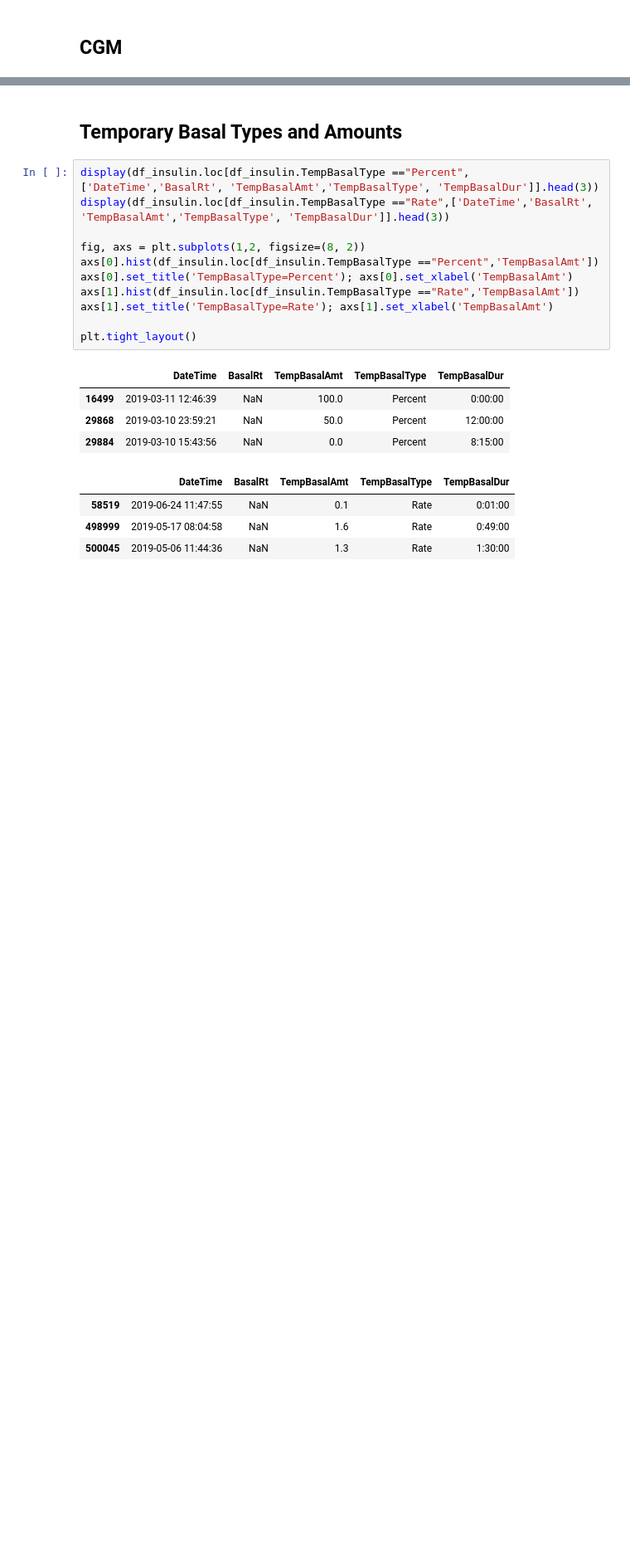
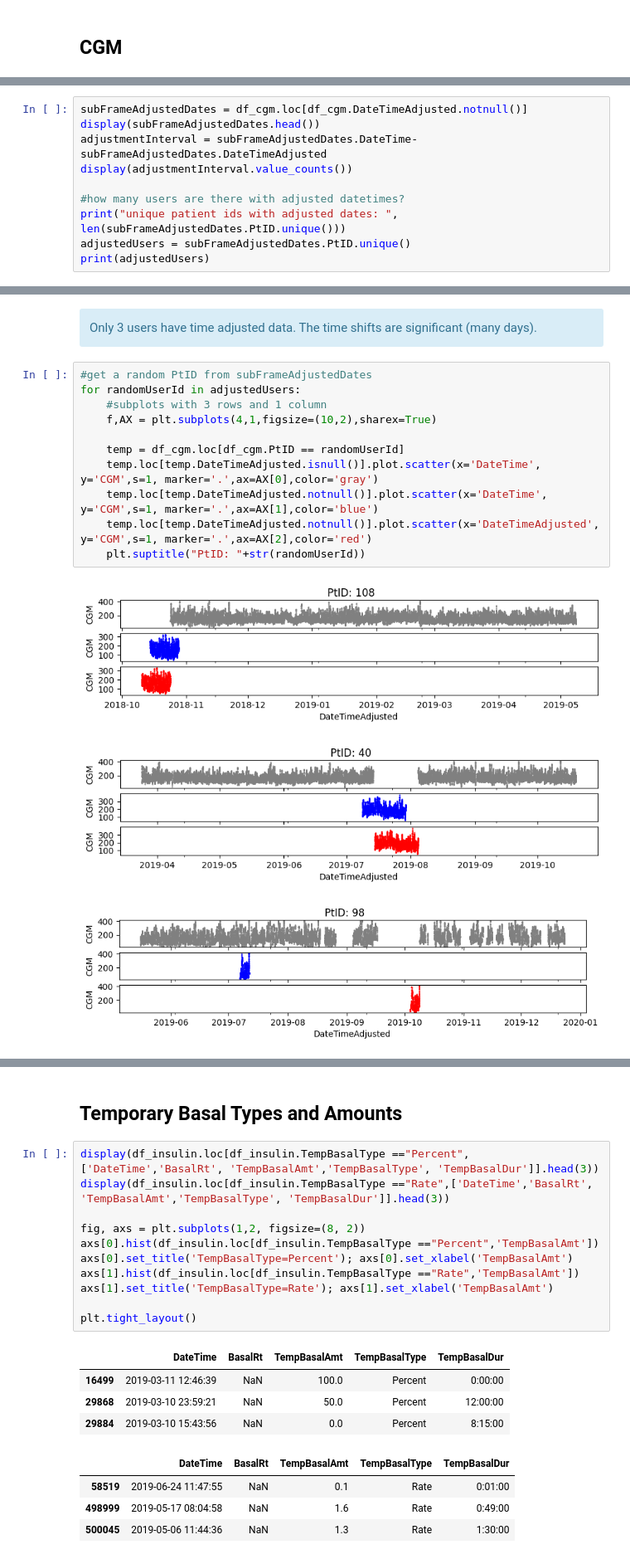
Before and after one commit to nudgebg/egvinsulin, a Jupyter notebook: notebooks/understand-flair-dataset/understand-flair-dataset.ipynb, the cells around one changed output, grey strips where cells are left out. Shown at 83% size. Drawn from its saved outputs; the diff is of its cells as text; blank space fills up the shorter version.

```diff
--- a/notebooks/understand-flair-dataset/understand-flair-dataset.ipynb
+++ b/notebooks/understand-flair-dataset/understand-flair-dataset.ipynb
@@ -119,0 +137,10 @@ unique patient ids:  113
+# %%
+subFrameAdjustedDates = df_cgm.loc[df_cgm.DateTimeAdjusted.notnull()]
+display(subFrameAdjustedDates.head())
+adjustmentInterval = subFrameAdjustedDates.DateTime-subFrameAdjustedDates.DateTimeAdjusted
+display(adjustmentInterval.value_counts())
+
+#how many users are there with adjusted datetimes?
+print("unique patient ids with adjusted dates: ", len(subFrameAdjustedDates.PtID.unique()))
+adjustedUsers = subFrameAdjustedDates.PtID.unique()
+print(adjustedUsers)
@@ -119,0 +160,17 @@ unique patient ids:  113
+# %% [markdown]
+<div class="alert alert-block alert-info"> Only 3 users have time adjusted data. The time shifts are significant (many days).</div>
+# %%
+#get a random PtID from subFrameAdjustedDates
+for randomUserId in adjustedUsers:
+    #subplots with 3 rows and 1 column
+    f,AX = plt.subplots(4,1,figsize=(10,2),sharex=True)
+
+    temp = df_cgm.loc[df_cgm.PtID == randomUserId]
+    temp.loc[temp.DateTimeAdjusted.isnull()].plot.scatter(x='DateTime', y='CGM',s=1, marker='.',ax=AX[0],color='gray')
+    temp.loc[temp.DateTimeAdjusted.notnull()].plot.scatter(x='DateTime', y='CGM',s=1, marker='.',ax=AX[1],color='blue')
+    temp.loc[temp.DateTimeAdjusted.notnull()].plot.scatter(x='DateTimeAdjusted', y='CGM',s=1, marker='.',ax=AX[2],color='red')
+    plt.suptitle("PtID: "+str(randomUserId))
+# %% [output]
+[figure, added]
+[figure, added]
+[figure, added]
```
Also changed, not shown: parts of 26 cells of this notebook.
